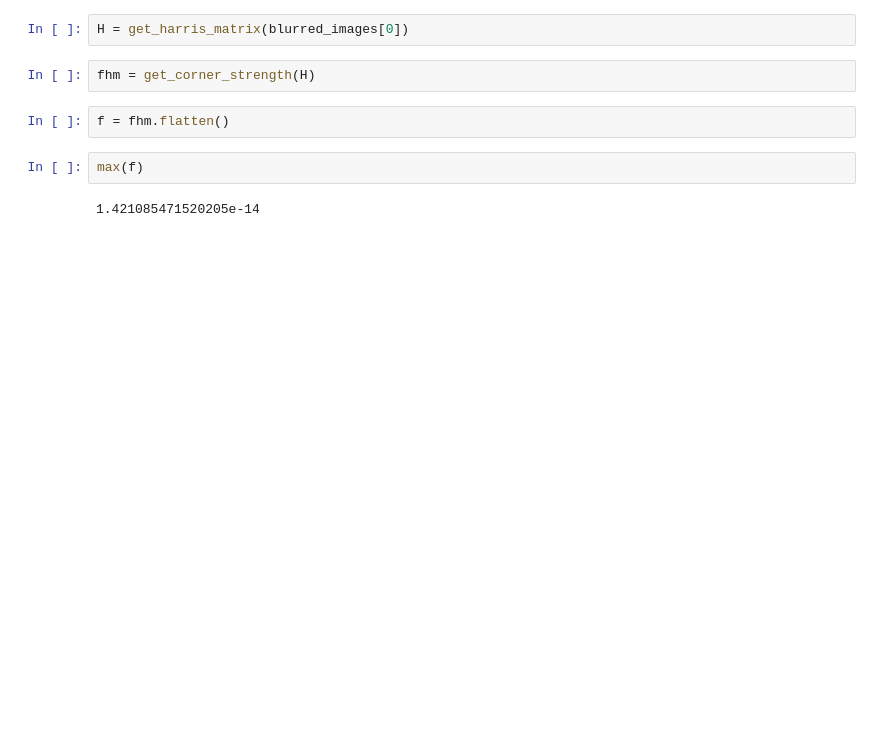
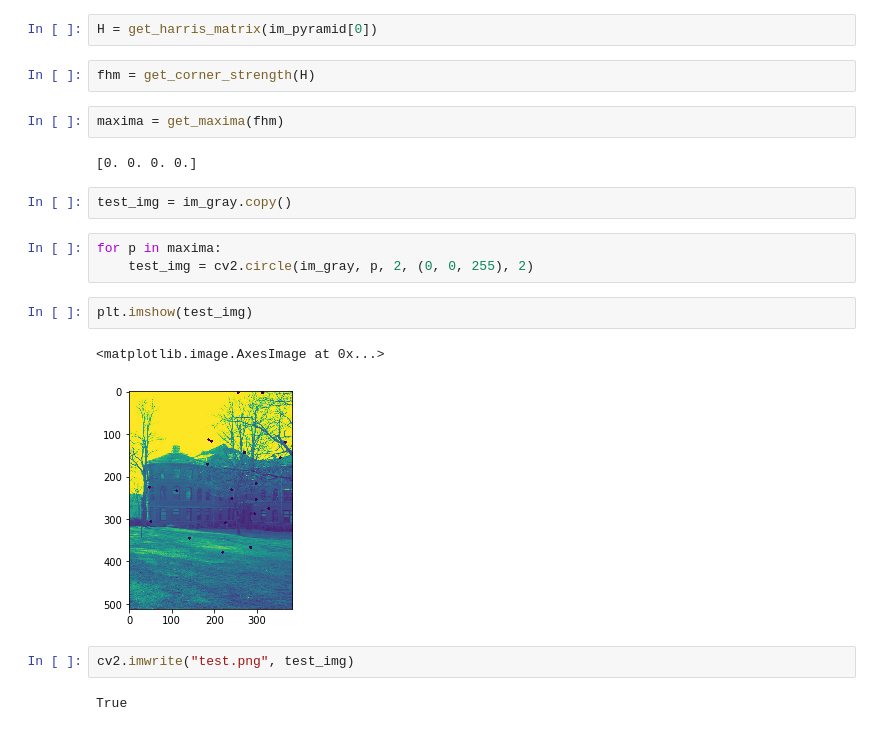
Before and after one commit to nikitagalayda/recognizing_panoramaas, a Jupyter notebook: program.ipynb, the cells around one changed output. Drawn from its saved outputs; the diff is of its cells as text; blank space fills up the shorter version.

Commit message:
work on harris

```diff
--- a/program.ipynb
+++ b/program.ipynb
@@ -84,10 +84,22 @@ blurred_images = get_gauss_pyramid(im_gray)
 # %%
-H = get_harris_matrix(blurred_images[0])
+H = get_harris_matrix(im_pyramid[0])
 # %%
 fhm = get_corner_strength(H)
-# %%
-f = fhm.flatten()
-# %%
-max(f)
-# %% [output]
-1.421085471520205e-14
+# %%
+maxima = get_maxima(fhm)
+# %% [output]
+[0. 0. 0. 0.]
+# %%
+test_img = im_gray.copy()
+# %%
+for p in maxima:
+    test_img = cv2.circle(im_gray, p, 2, (0, 0, 255), 2)
+# %%
+plt.imshow(test_img)
+# %% [output]
+<matplotlib.image.AxesImage at 0x...>
+[figure, added]
+# %%
+cv2.imwrite("test.png", test_img)
+# %% [output]
+True
```
Also changed, not shown: parts of 7 cells of this notebook.
